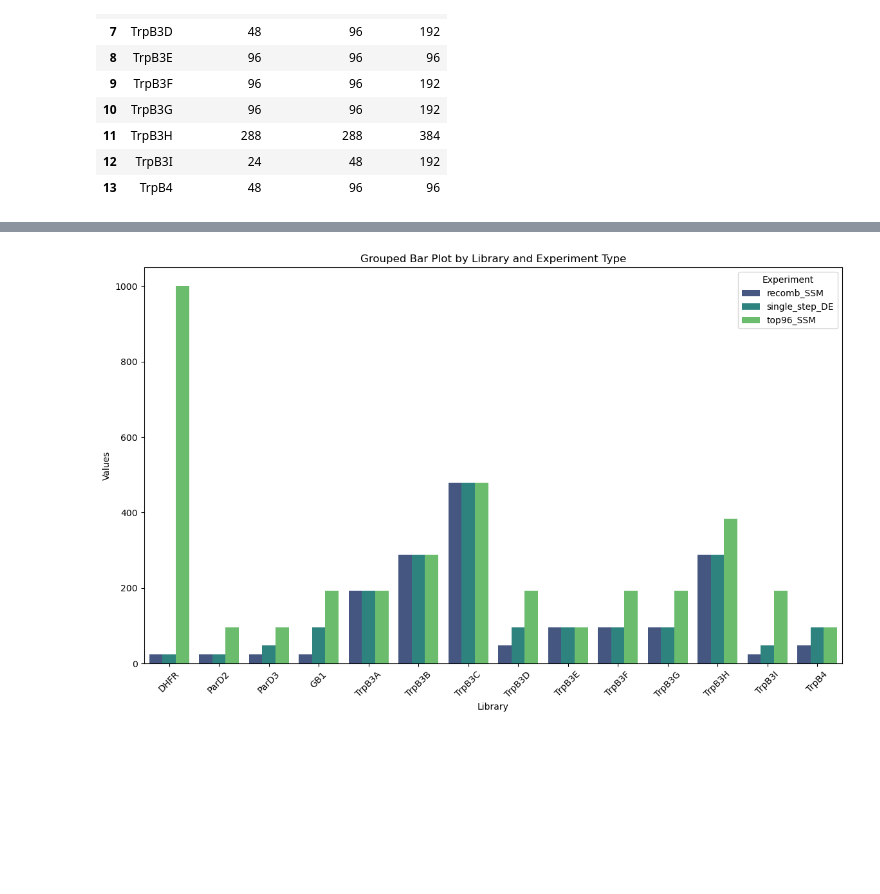
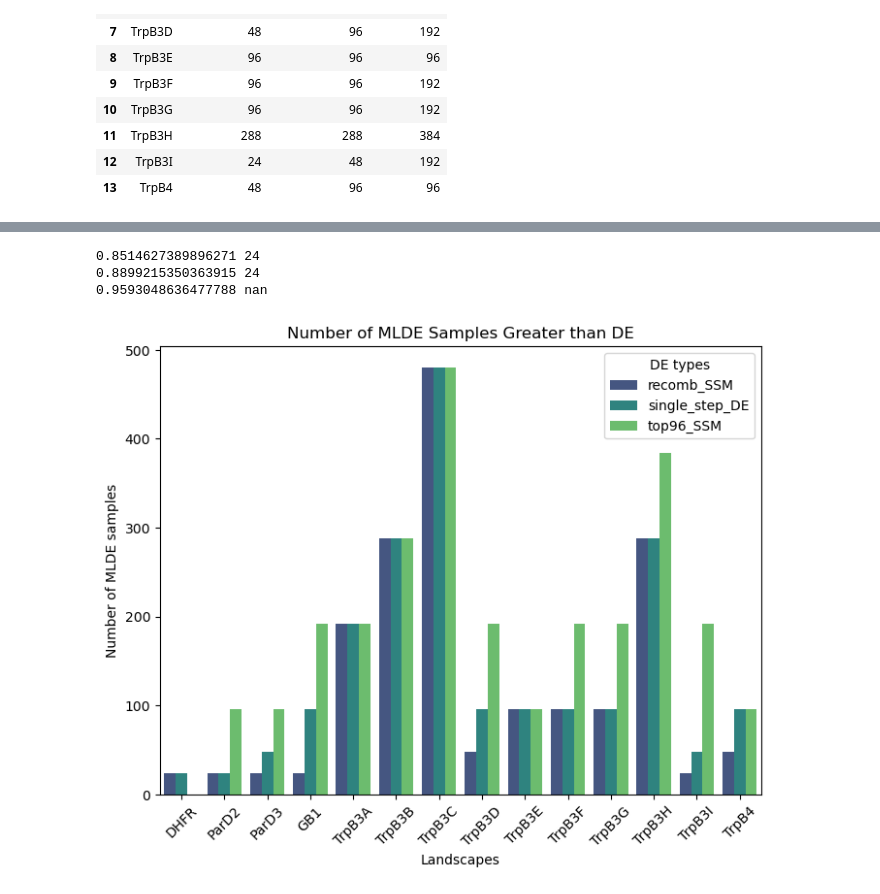
Before and after one commit to fhalab/SSMuLA, a Jupyter notebook: sandbox/avg_datasets.ipynb, the cells around one changed output, grey strips where cells are left out. Cells and saved outputs as stored; diff of their text form; code cells hidden in the pictures; blank space fills up the shorter version.

```diff
--- a/sandbox/avg_datasets.ipynb
+++ b/sandbox/avg_datasets.ipynb
@@ -300,22 +428,24 @@ def get_min_sample(df, x):
 count_n_df = pd.DataFrame(columns=["lib"] + DE_TYPES)
 
 for lib, lib_c in LIB_COLORS.items():
-    avg_mlde = mlde_all[
+    lib_mlde = mlde_all[
         (mlde_all["zs"] == "none")
         & (mlde_all["n_top"] == 96)
         & (mlde_all["n_mut_cutoff"] == "all")
         & (mlde_all["lib"] == lib)
     ][["n_sample", "top_maxes", "if_truemaxs"]].groupby("n_sample").agg(["mean", "std"]).reset_index()
-    avg_mlde.columns = ['{}_{}'.format(i, j) for i, j in avg_mlde.columns]
-    avg_mlde = avg_mlde.rename(columns={'n_sample_': 'n_sample'})
+    lib_mlde.columns = ['{}_{}'.format(i, j) for i, j in lib_mlde.columns]
+    lib_mlde = lib_mlde.rename(columns={'n_sample_': 'n_sample'})
 
     append_dict = {"lib": lib}
 
     for de in DE_TYPES:
         de_val = de_all[(de_all["de_type"] == de) & (de_all["lib"] == lib)]["mean_all"].values[0]
-        append_dict[de] = get_min_sample(avg_mlde, de_val)
+        append_dict[de] = get_min_sample(lib_mlde, de_val)
 
     count_n_df = count_n_df._append(append_dict, ignore_index=True)
+
+# count_n_df = count_n_df.fillna(1e3)
 count_n_df
 # %% [output]
 |  | lib | recomb_SSM | single_step_DE | top96_SSM |
@@ -356,24 +490,41 @@ df_melted
+# %%
+for de in DE_TYPES:
+    de_val = de_all[(de_all["de_type"] == de) & (de_all["lib"] == "DHFR")]["mean_all"].values[0]
+    append_dict[de] = get_min_sample(dhfr_mlde, de_val)
+
+    print(de_val, append_dict[de])
+# %% [output]
+0.8514627389896271 24
+0.8899215350363915 24
+0.9593048636477788 nan
 # %%
-# Replacing NaN with a string for categorical plotting
-count_n_df = count_n_df.fillna(1e3)
-
 # Melt and plot
-df_melted = count_n_df.melt(id_vars='lib', var_name='experiment', value_name='value')
-plt.figure(figsize=(14, 8))
-barplot = sns.barplot(x='lib', y='value', hue='experiment', data=df_melted, palette='viridis')
+df_melted = count_n_df.melt(id_vars="lib", var_name="DE type", value_name="Number of samples")
+plt.figure(figsize=(8, 6))
+barplot = sns.barplot(
+    x="lib", y="Number of samples", hue="DE type", data=df_melted, palette="viridis"
+)
 plt.xticks(rotation=45)
-plt.title('Grouped Bar Plot by Library and Experiment Type')
-plt.xlabel('Library')
-plt.ylabel('Values')
-plt.legend(title='Experiment')
+plt.title("Number of MLDE Samples Greater than DE")
+plt.xlabel("Landscapes")
+plt.ylabel("Number of MLDE samples")
+plt.legend(title="DE types")
 
 # Annotate 'Unbounded'
 for p in barplot.patches:
     height = p.get_height()
     if height >= 1e9:  # Check if the patch height corresponds to the 'unbounded' value
-        barplot.annotate('Unbounded', (p.get_x() + p.get_width() / 2., height),
-                         ha='center', va='center', fontsize=9, color='black', rotation=90, xytext=(0, 5),
-                         textcoords='offset points')
+        barplot.annotate(
+            "Unbounded",
+            (p.get_x() + p.get_width() / 2.0, height),
+            ha="center",
+            va="center",
+            fontsize=9,
+            color="black",
+            rotation=90,
+            xytext=(0, 5),
+            textcoords="offset points",
+        )
 plt.show()
 # %% [output]
-[figure, old version]
+[figure, new version]
```
Also changed, not shown: parts of 13 cells of this notebook, 3 other files.
